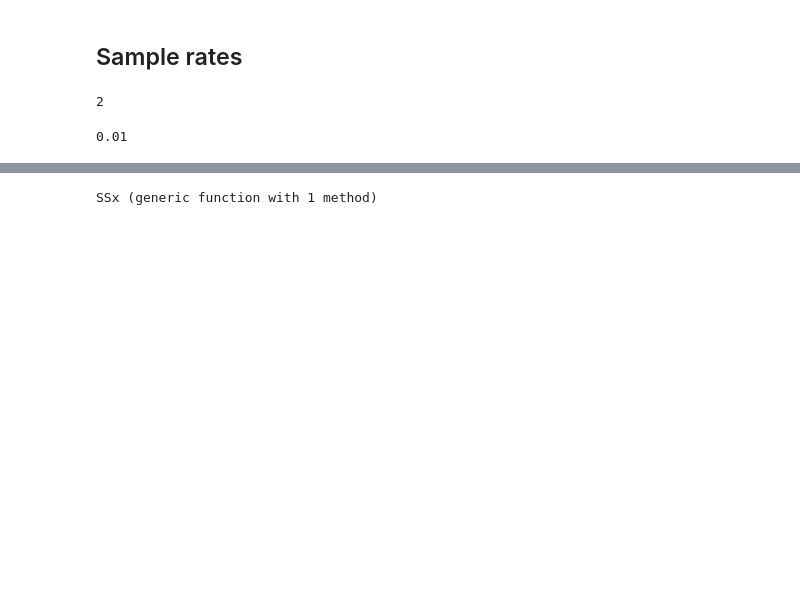
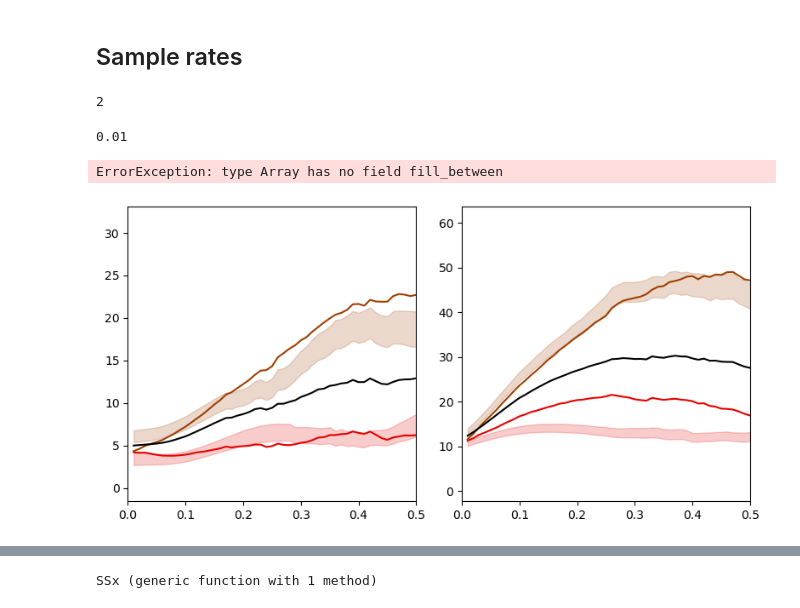
Before and after one commit to Brody-Lab/PulseInputDDM.jl, a Jupyter notebook: examples/fit_neural_model_converge.ipynb, the cells around one changed output, grey strips where cells are left out. Saved outputs shown, nothing was run; the diff lists cells and outputs as text; code cells hidden in the pictures; blank space fills up the shorter version.

Commit message:
fixed phi, neural trial history working

```diff
--- a/examples/fit_neural_model_converge.ipynb
+++ b/examples/fit_neural_model_converge.ipynb
@@ -113,18 +51,20 @@ optimization complete. converged: true
 # %%
-fit=vcat(falses(1), trues(6), trues(sum(ncells)*nparams))
-x0=vcat([0.1, 12., -2., 10., 1., 0.4, 0.008], pulse_input_DDM.flatten(model.θ)[dimz+1:end]);
+fit=vcat(trues(1), trues(8), trues(sum(ncells)*nparams))
+#x0=vcat([0.1, 12., -2., 10., 1., 0.4, 0.008], pulse_input_DDM.flatten(model.θ)[dimz+1:end]);
+x0=vcat([0.1, 12., -2., 10., 1., 0.4, 0.008, 0., 0.], θy0);
 # %%
 #options = neuraloptions(ncells=ncells, x0=x0, fit=fit, nparams=nparams, f=f,
 #    lb = vcat([0., 8., -5., 0.,   0.,  0.01, 0.005], repeat([0.,-100.,-100.,], sum(ncells))),
 #    ub = vcat([2., 50., 5., 100., 2.5, 1.2,  1.], repeat([100.,100.,100.], sum(ncells))))
 
-options = neuraloptions(ncells=ncells, x0=x0, fit=fit, nparams=nparams, f=f);
+options = neuraloptions(ncells=ncells, x0=x0, fit=fit, nparams=nparams, f=f,
+    ub = vcat([2., 30., 5., 100., 2.5, 1.0, 1., 30., 30.], repeat([100.,100.,10.,10.], sum(ncells))));
 # %%
 n = 53
 # %% [output]
 53
 # %%
-model = optimize(data, options, n, f_tol=1e-9);
+model = optimize(data, options, n, f_tol=1e-12);
 # %% [output]
 Fminbox
 -------
@@ -185,6 +118,74 @@ using PyPlot
 dt = 1e-2
 # %% [output]
 0.01
+# %%
+num_rows, num_cols = length(data), maximum(map(x-> x[1].ncells, data))
+fig, ax = subplots(num_rows, num_cols, figsize=(4*maximum(map(x-> x[1].ncells, data)), 4*length(data)))
+my_colors = ["#E50000","#9F3F00","#5A7F00","#15BF00"]
+#PPC colors = ["#1822A0","#5D4A7A","#A37354","#E99C2F"]
+#STR colors = ["#A01892","#B85C71","#D0A150","#E9E62F"]
+
+for i in 1:num_rows
+
+    for j in 1:data[i][1].ncells
+        for k = 1:nconds
+
+            ax.fill_between((1:length(μ_ct[i][j][k]))*dt,
+                μ_ct[i][j][k] + σ_ct[i][j][k],
+                μ_ct[i][j][k] - σ_ct[i][j][k],
+                alpha=0.2, color=my_colors[k])
+
+            ax.plot((1:length(μ_c_λ[i][j][k]))*dt,
+                μ_c_λ[i][j][k], color=my_colors[k])
+
+            ax.set_xlim((0, 0.5))
+
+        end
+
+        ax.plot((1:length(μ_t[i][j]))*dt,
+            μ_t[i][j], color="black")
+
+    end
+
+end
+
+tight_layout()
+# %% [output]
+ErrorException: type Array has no field fill_between
+# %%
+num_rows, num_cols = length(data), maximum(map(x-> x[1].ncells, data))
+fig, ax = subplots(num_rows, num_cols, figsize=(4*maximum(map(x-> x[1].ncells, data)), 4*length(data)))
+my_colors = ["#E50000","#9F3F00","#5A7F00","#15BF00"]
+#PPC colors = ["#1822A0","#5D4A7A","#A37354","#E99C2F"]
+#STR colors = ["#A01892","#B85C71","#D0A150","#E9E62F"]
+
+for i in 1:num_rows
+
+    for j in 1:data[i][1].ncells
+        for k = 1:nconds
+
+            ax[j].fill_between((1:length(μ_ct[i][j][k]))*dt,
+                μ_ct[i][j][k] + σ_ct[i][j][k],
+                μ_ct[i][j][k] - σ_ct[i][j][k],
+                alpha=0.2, color=my_colors[k])
+
+            ax[j].plot((1:length(μ_c_λ[i][j][k]))*dt,
+                μ_c_λ[i][j][k], color=my_colors[k])
+
+            ax[j].set_xlim((0, 0.5))
+
+        end
+
+        ax[j].plot((1:length(μ_t[i][j]))*dt,
+            μ_t[i][j], color="black")
+
+    end
+
+end
+
+tight_layout()
+# %% [output]
+[figure, added]
 # %%
 num_rows, num_cols = length(data), maximum(map(x-> x[1].ncells, data))
 fig, ax = subplots(num_rows, num_cols, figsize=(4*maximum(map(x-> x[1].ncells, data)), 4*length(data)))
```
Also changed, not shown: parts of 45 cells of this notebook, 16 other files.
